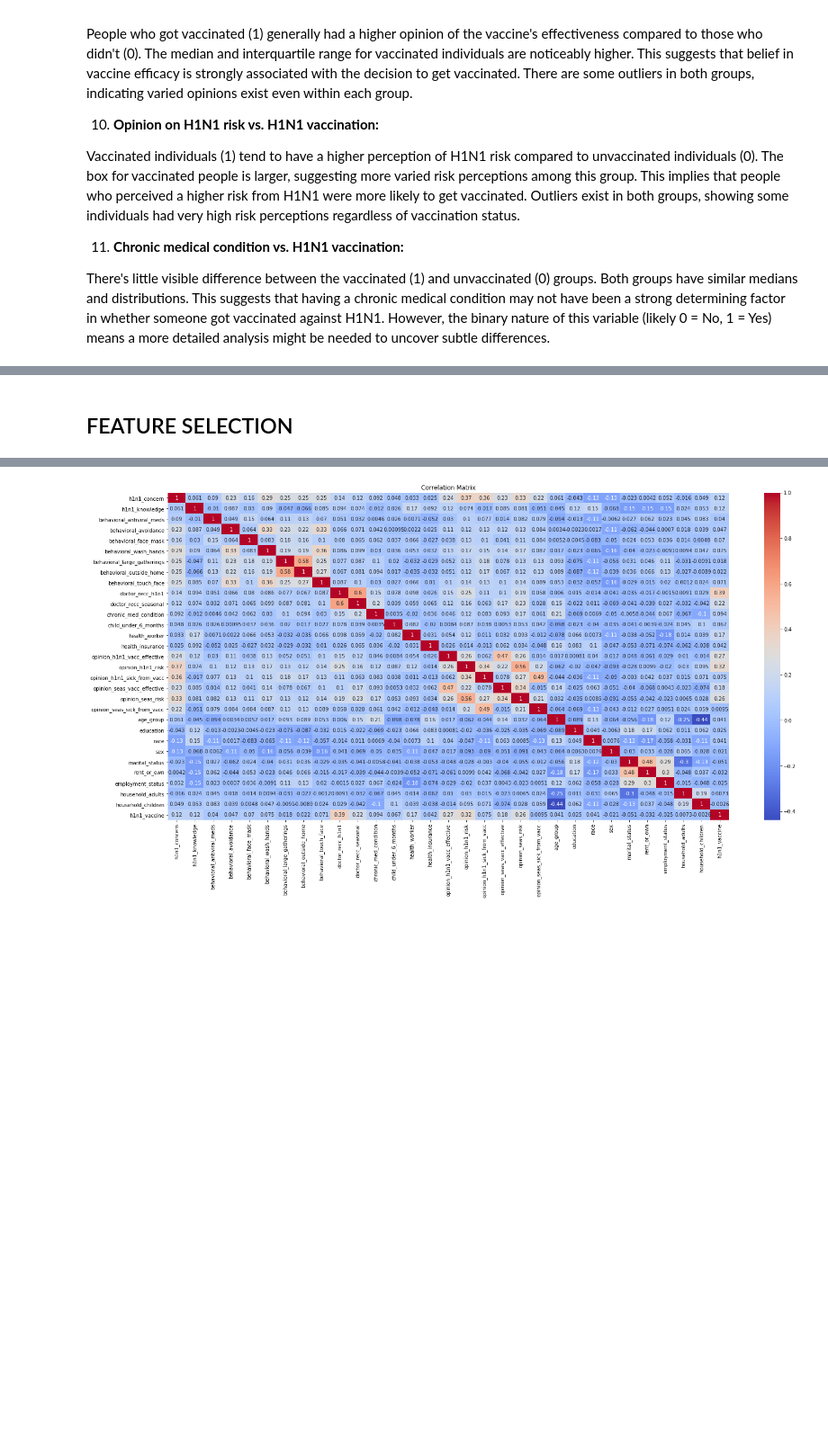
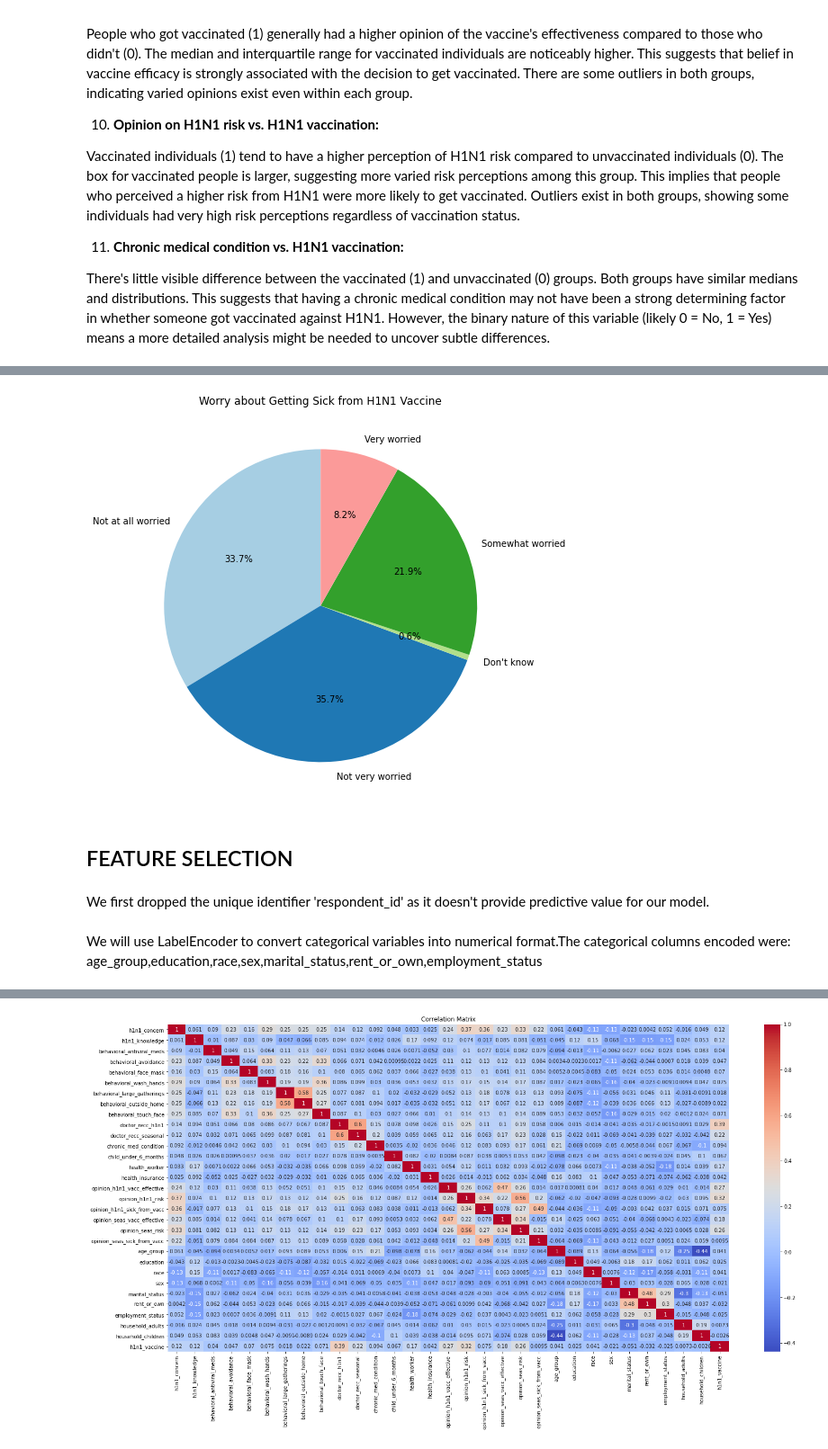
Before and after one commit to Anniemarie001/H1N1-AND-SEASONAL-FLU-VACCINES, a Jupyter notebook: index.ipynb, the cells around one changed output, grey strips where cells are left out. Shown at 90% size. Drawn from its saved outputs; the diff is of its cells as text; code cells hidden in the pictures; blank space fills up the shorter version.

```diff
--- a/index.ipynb
+++ b/index.ipynb
@@ -750,8 +787,25 @@ However, the binary nature of this variable (likely 0 = No, 1 = Yes) means a mor
+# %%
+# Calculate the value counts
+counts = train_data_cleaned['opinion_h1n1_sick_from_vacc'].value_counts().sort_index()
+labels = ['Not at all worried', 'Not very worried', 'Don\'t know', 'Somewhat worried', 'Very worried']
+
+# Plotting the pie chart
+plt.figure(figsize=(8, 8))
+plt.pie(counts, labels=labels, autopct='%1.1f%%', startangle=90, colors=plt.cm.Paired.colors)
+plt.title('Worry about Getting Sick from H1N1 Vaccine')
+plt.show()
+# %% [output]
+[figure, added]
 # %% [markdown]
 ## FEATURE SELECTION ##
+# %% [markdown]
+We first dropped the unique identifier 'respondent_id' as it doesn't provide predictive value for our model.
 # %%
 # we first drop the unique identifier which is the respondent_id
 train_data_cleaned.drop(columns=['respondent_id'], inplace=True)
+# %% [markdown]
+We will use LabelEncoder to convert categorical variables into numerical format.The categorical columns encoded were:
+age_group,education,race,sex,marital_status,rent_or_own,employment_status
 # %%
 from sklearn.preprocessing import LabelEncoder
 # Encode categorical variables
```
Also changed, not shown: parts of 11 cells of this notebook.
